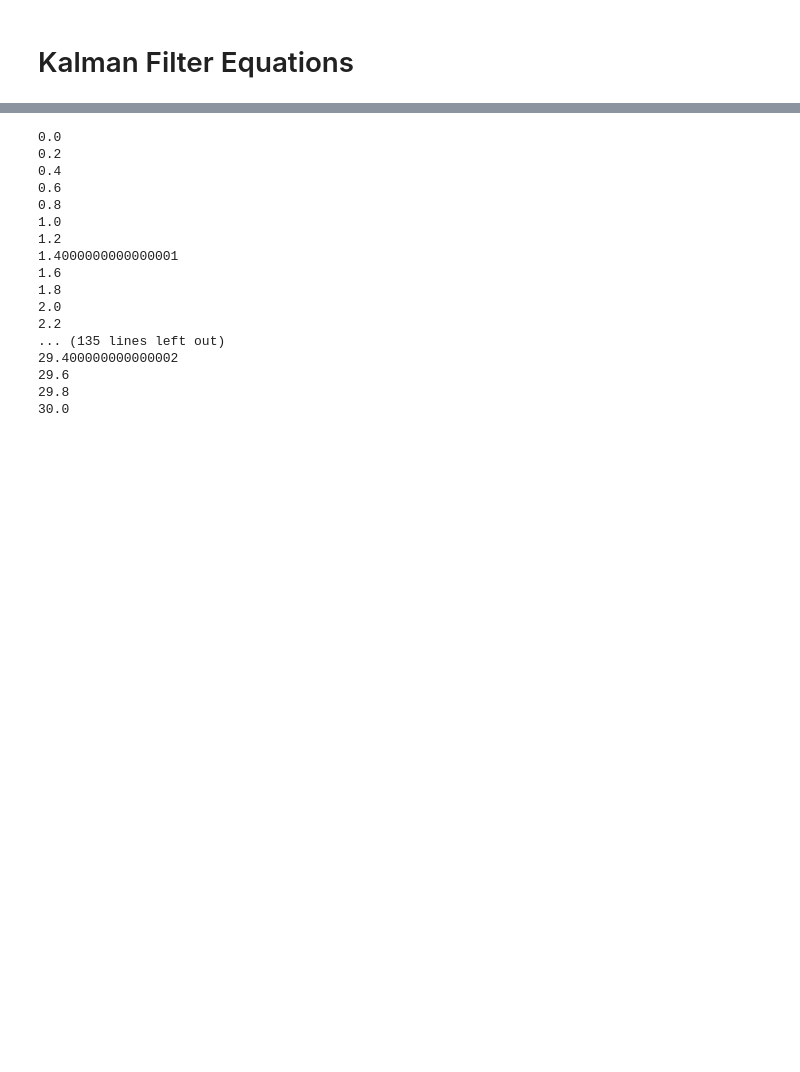
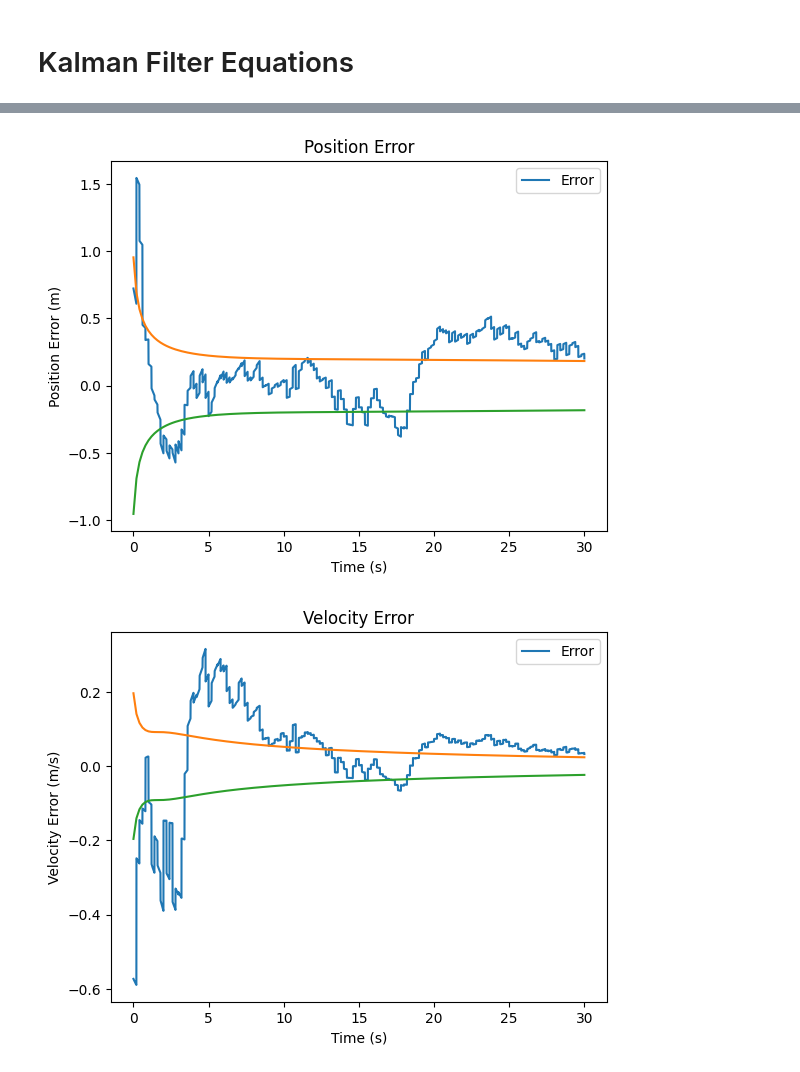
Before and after one commit to ax90l0tl/MAE-271A, a Jupyter notebook: main.ipynb, the cells around one changed output, grey strips where cells are left out. Cells and saved outputs as stored; diff of their text form; code cells hidden in the pictures; blank space fills up the shorter version.

```diff
--- a/main.ipynb
+++ b/main.ipynb
@@ -154,24 +189,0 @@ d_x_cond_mean_0 = np.array([]).T
-# %%
-for i in range(num_samples):
-    time = t[i]
-    # print(time, np.round(time % dt_gps, 3))
-    if np.round(time % dt_gps, 3) == 0.0 or np.round(time % dt_gps, 3) == dt_gps:
-        print("GPS")
-# %% [output]
-0.0
-0.2
-0.4
-0.6
-0.8
-1.0
-1.2
-1.4000000000000001
-1.6
-1.8
-2.0
-2.2
-... (135 lines left out)
-29.400000000000002
-29.6
-29.8
-30.0
@@ -177,0 +208,41 @@ for i in range(num_samples):
+# %%
+x_est = x_bar[0] + x_model
+v_est = x_bar[1] + v_model
+bias_est = x_bar[2]
+
+x_error = x_truth - x_est
+v_error = v_truth - v_est
+bias_error = b_a - bias_est
+# %%
+plt.figure()
+plt.plot(t, x_error, label='Error')
+plt.plot(t_gps, np.sqrt(P_history[:, 0, 0]))
+plt.plot(t_gps, -np.sqrt(P_history[:, 0, 0]))
+plt.xlabel("Time (s)")
+plt.ylabel("Position Error (m)")
+plt.title("Position Error")
+plt.legend()
+plt.show()
+
+plt.figure()
+plt.plot(t, v_error, label='Error')
+plt.plot(t_gps, np.sqrt(P_history[:, 1, 1]))
+plt.plot(t_gps, -np.sqrt(P_history[:, 1, 1]))
+plt.xlabel("Time (s)")
+plt.ylabel("Velocity Error (m/s)")
+plt.title("Velocity Error")
+plt.legend()
+plt.show()
+
+plt.figure()
+plt.plot(t, bias_error, label='Error')
+plt.plot(t_gps, np.sqrt(P_history[:, 2, 2]))
+plt.plot(t_gps, -np.sqrt(P_history[:, 2, 2]))
+plt.xlabel("Time (s)")
+plt.ylabel("Bias Error (m/s^2)")
+plt.title("Bias Error")
+plt.legend()
+plt.show()
+# %% [output]
+[figure, added]
+[figure, added]
```
Also changed, not shown: parts of 11 cells of this notebook, 13 other files.
